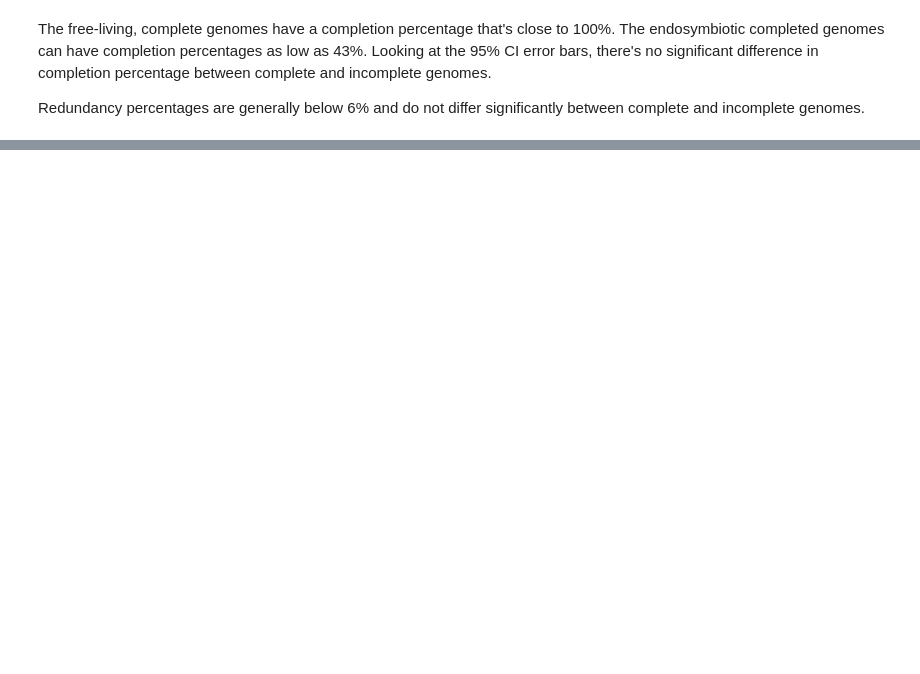
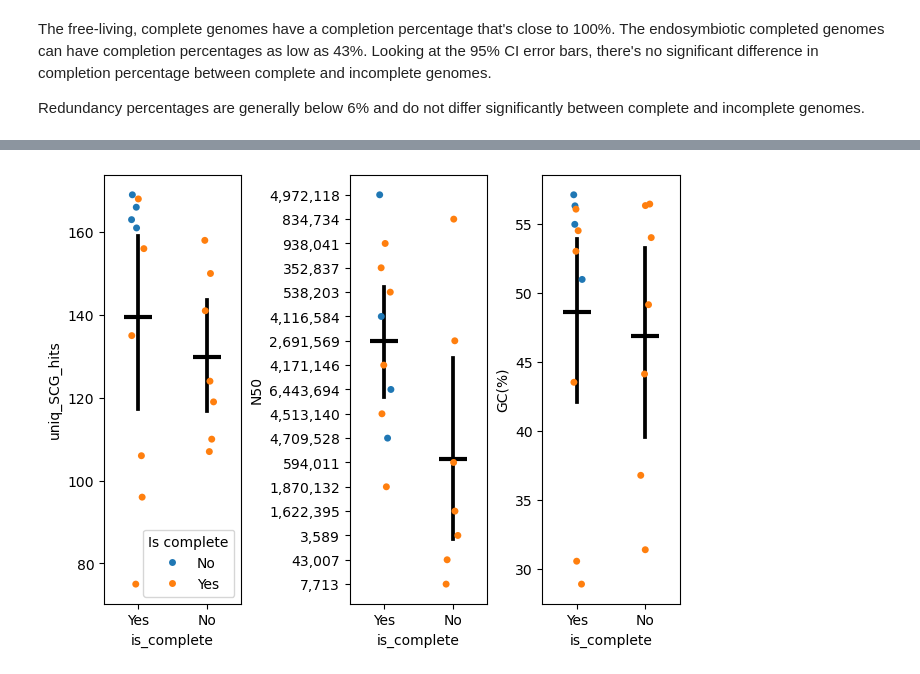
Before and after one commit to drumfreakk/GBI_endosymbiosis, a Jupyter notebook: endosymbiosis_logbook.ipynb, the cells around one changed output, grey strips where cells are left out. Drawn from its saved outputs; the diff is of its cells as text; code cells hidden in the pictures; blank space fills up the shorter version.

```diff
--- a/endosymbiosis_logbook.ipynb
+++ b/endosymbiosis_logbook.ipynb
@@ -37,0 +70,4 @@ Redundancy percentages are generally below 6% and do not differ significantly be
+# %%
+df2 = pd.read_table("quality/seqkit_stats.tsv")
+df = pd.merge(df, df2, left_on="assembly_id", right_on="file")
+df
@@ -37,0 +94,18 @@ Redundancy percentages are generally below 6% and do not differ significantly be
+# %%
+fig, axes = plt.subplots(1,3,constrained_layout=True)
+
+sns.stripplot(data=df,x="is_complete",y="uniq_SCG_hits",hue="is_endosymb", ax = axes[0])
+sns.pointplot(data=df,x="is_complete",y="uniq_SCG_hits",linestyle="none",errorbar="ci",marker="_",markersize=20,markeredgewidth=3,ax=axes[0],color="black")
+
+sns.stripplot(data=df,x="is_complete",y="N50",hue="is_endosymb", ax = axes[1],legend=False)
+sns.pointplot(data=df,x="is_complete",y="N50",linestyle="none", errorbar="ci", marker="_",markersize=20,markeredgewidth=3,ax=axes[1],color="black")
+
+sns.stripplot(data=df,x="is_complete",y="GC(%)",hue="is_endosymb", ax = axes[2],legend=False)
+sns.pointplot(data=df,x="is_complete",y="GC(%)",linestyle="none", errorbar="ci", marker="_",markersize=20,markeredgewidth=3,ax=axes[2],color="black")
+
+handles, labels = axes[2].get_legend_handles_labels()
+axes[0].legend(title="Is complete", loc='lower right')
+
+plt.show()
+# %% [output]
+[figure, added]
```
Also changed, not shown: parts of 4 cells of this notebook, 4 other files.
